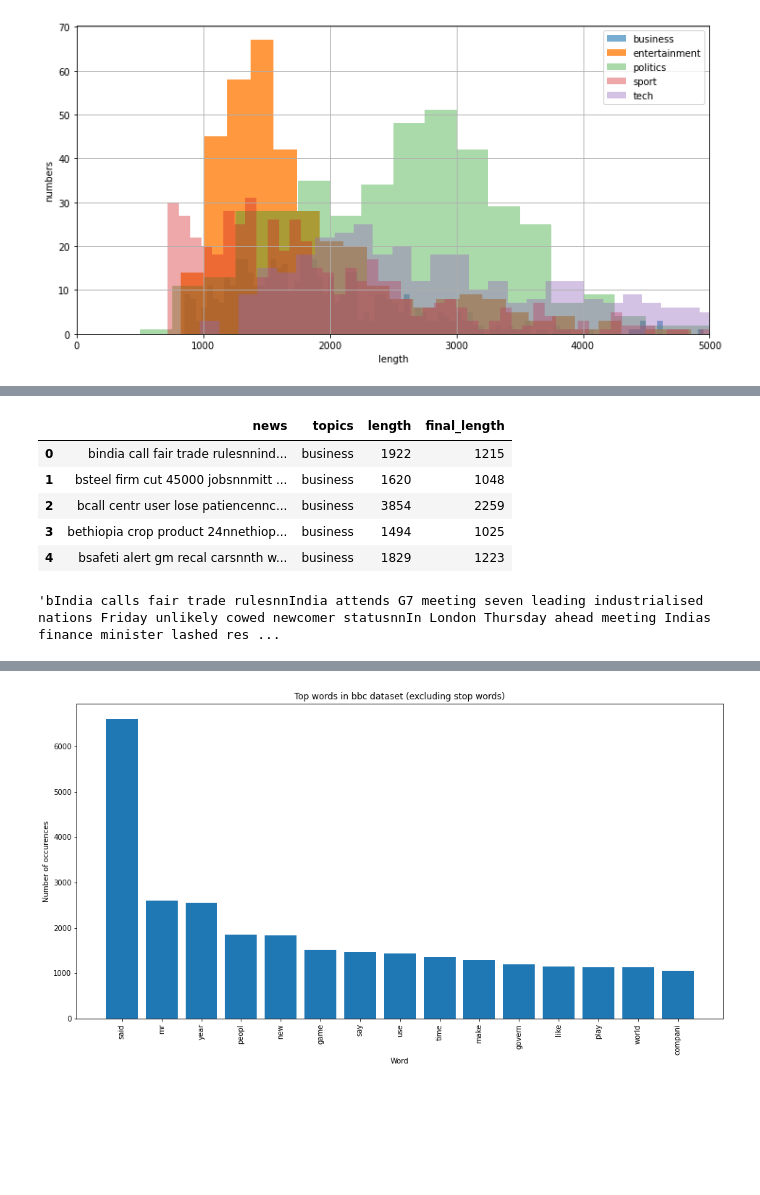
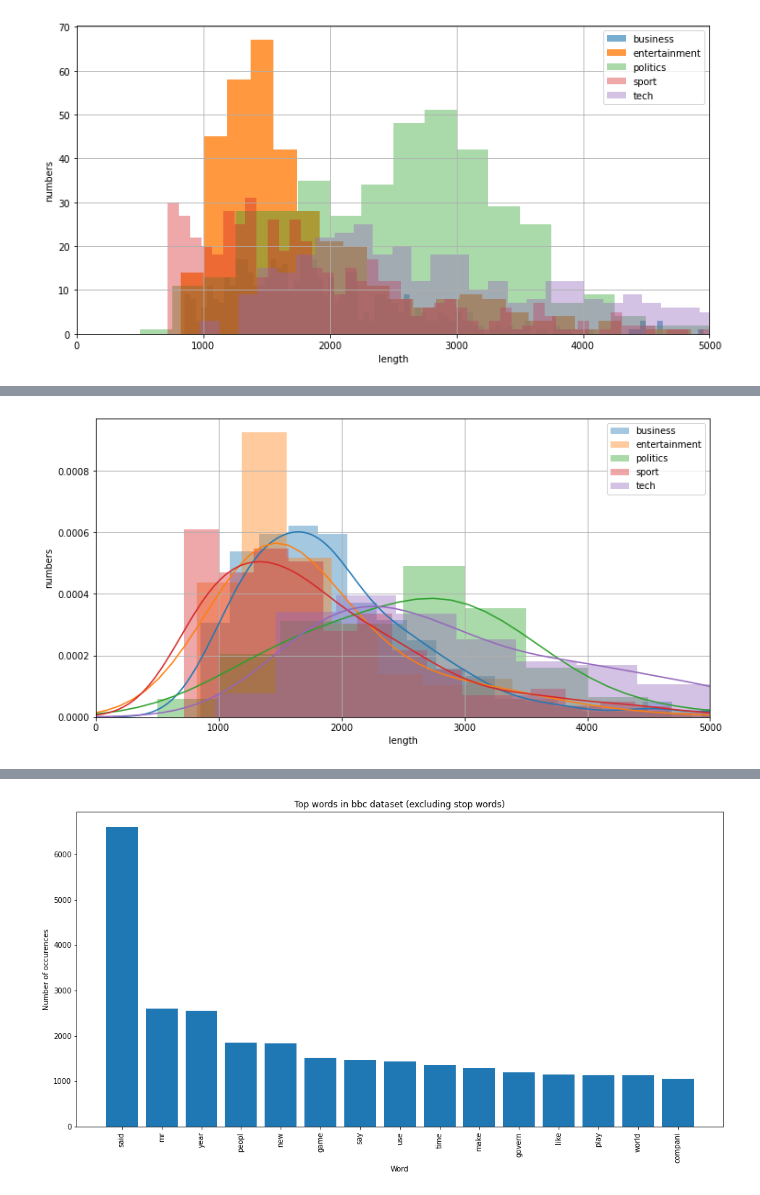
Before and after one commit to soumyajt1991/Topic-Modeling-on-News-Articles, a Jupyter notebook: Soumyajit_Das_Team_3_Topic_Modeling_on_News_Articles_Capstone_Project_3.ipynb, the cells around one changed output, grey strips where cells are left out. Saved outputs shown, nothing was run; the diff lists cells and outputs as text; code cells hidden in the pictures; blank space fills up the shorter version.

```diff
--- a/Soumyajit_Das_Team_3_Topic_Modeling_on_News_Articles_Capstone_Project_3.ipynb
+++ b/Soumyajit_Das_Team_3_Topic_Modeling_on_News_Articles_Capstone_Project_3.ipynb
@@ -358,13 +400,0 @@ bbc1['tokenized_news'] = bbc1['news'].apply(text_process)
-# %%
-bbc1.head()
-# %% [output]
-|  | news | topics | length | final_length |
-| 0 | bindia call fair trade rulesnnind... | business | 1922 | 1215 |
-| 1 | bsteel firm cut 45000 jobsnnmitt ... | business | 1620 | 1048 |
-| 2 | bcall centr user lose patiencennc... | business | 3854 | 2259 |
-| 3 | bethiopia crop product 24nnethiop... | business | 1494 | 1025 |
-| 4 | bsafeti alert gm recal carsnnth w... | business | 1829 | 1223 |
-# %%
-bbc1.tokenized_news[0]
-# %% [output]
-'bIndia calls fair trade rulesnnIndia attends G7 meeting seven leading industrialised nations Friday unlikely cowed newcomer statusnnIn London Thursday ahead meeting Indias finance minister lashed res ...
@@ -373,0 +401,16 @@ reindexed_data.index = raw_data['publish_date']
+# %%
+import matplotlib
+matplotlib.rcParams['figure.figsize'] = (12.0, 6.0)
+sns.distplot(bbc1_business['length'],label='business')
+sns.distplot(bbc1_entertainment['length'],label='entertainment')
+sns.distplot(bbc1_politics['length'],label='politics')
+sns.distplot(bbc1_sport['length'],label='sport')
+sns.distplot(bbc1_tech['length'],label='tech')
+plt.xlabel('length')
+plt.ylabel('numbers')
+plt.legend(loc='upper right')
+plt.xlim(0,5000)
+plt.grid()
+plt.show()
+# %% [output]
+[figure, added]
```
Also changed, not shown: parts of 106 cells of this notebook.
